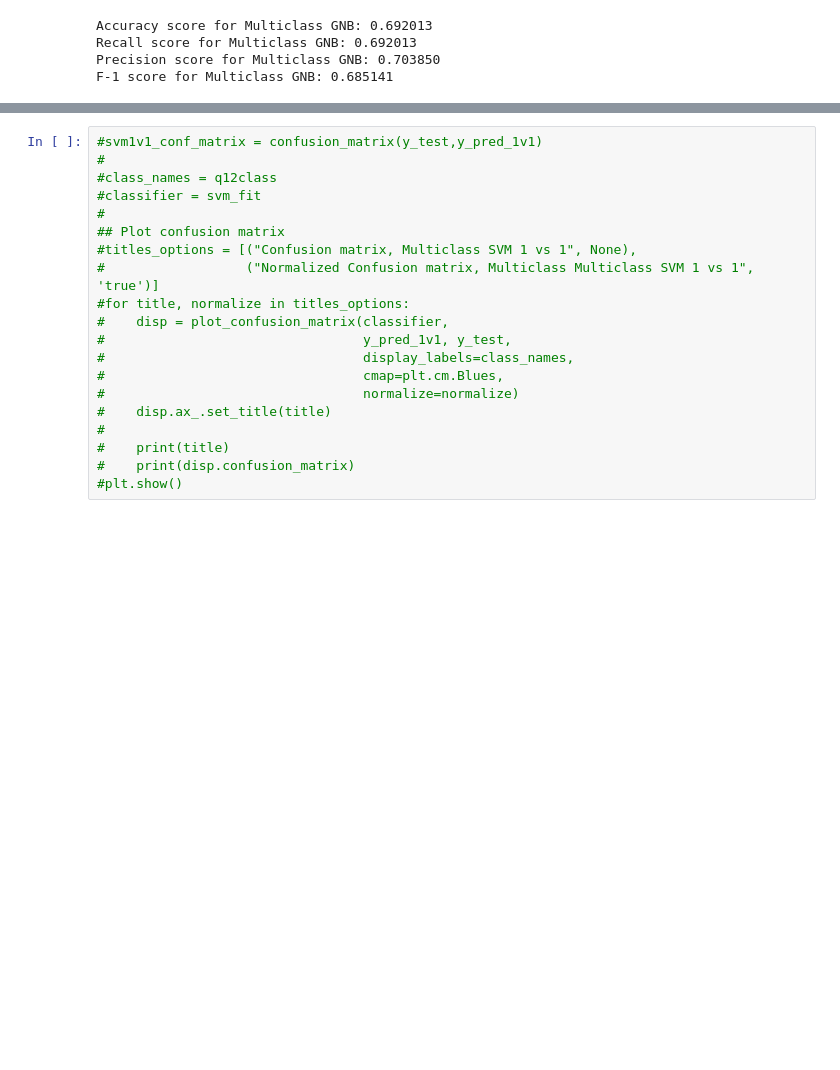
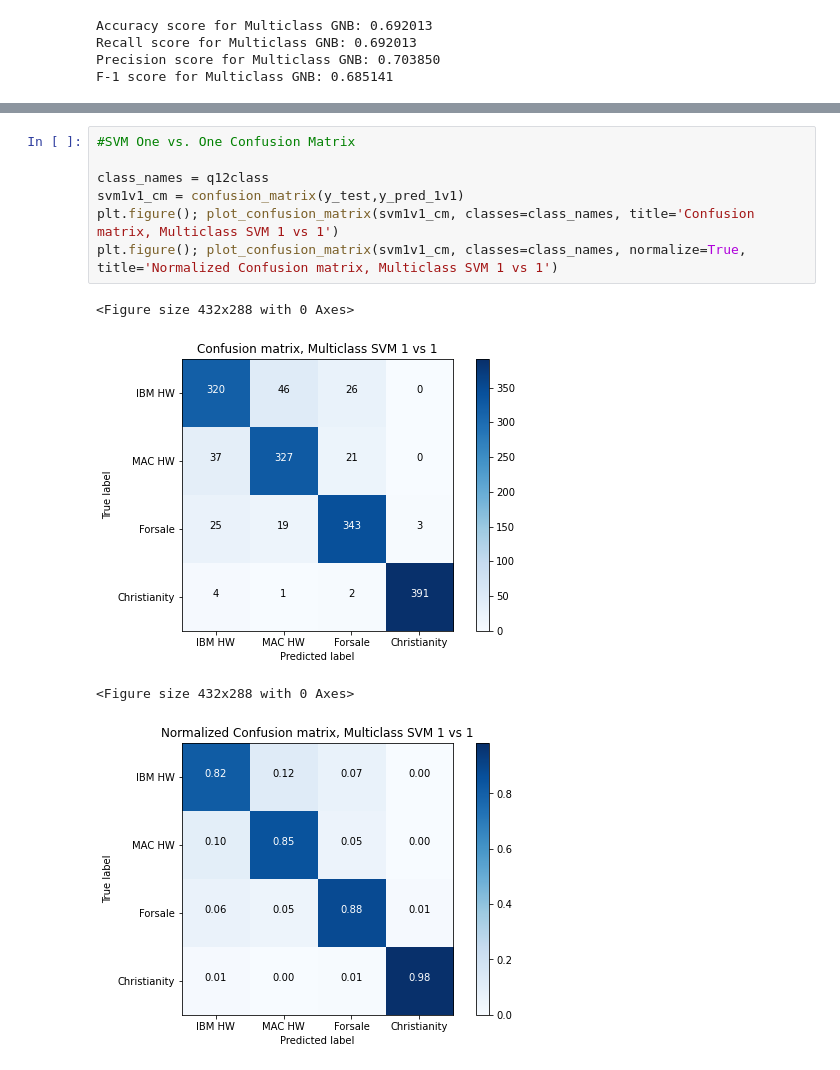
Before and after one commit to ryanli633/ECE_219, a Jupyter notebook: Project 1 Q1_2_3_12.ipynb, the cells around one changed output, grey strips where cells are left out. Drawn from its saved outputs; the diff is of its cells as text; blank space fills up the shorter version.

```diff
--- a/Project 1 Q1_2_3_12.ipynb
+++ b/Project 1 Q1_2_3_12.ipynb
@@ -631,23 +582,15 @@ print(type(svm_fit))
-# %%
-#svm1v1_conf_matrix = confusion_matrix(y_test,y_pred_1v1)
-#
-#class_names = q12class
-#classifier = svm_fit
-#
-## Plot confusion matrix
-#titles_options = [("Confusion matrix, Multiclass SVM 1 vs 1", None),
-#                  ("Normalized Confusion matrix, Multiclass Multiclass SVM 1 vs 1", 'true')]
-#for title, normalize in titles_options:
-#    disp = plot_confusion_matrix(classifier,
-#                                 y_pred_1v1, y_test,
-#                                 display_labels=class_names,
-#                                 cmap=plt.cm.Blues,
-#                                 normalize=normalize)
-#    disp.ax_.set_title(title)
-#
-#    print(title)
-#    print(disp.confusion_matrix)
-#plt.show()
+# %%
+#SVM One vs. One Confusion Matrix
+
+class_names = q12class
+svm1v1_cm = confusion_matrix(y_test,y_pred_1v1)
+plt.figure(); plot_confusion_matrix(svm1v1_cm, classes=class_names, title='Confusion matrix, Multiclass SVM 1 vs 1')
+plt.figure(); plot_confusion_matrix(svm1v1_cm, classes=class_names, normalize=True, title='Normalized Confusion matrix, Multiclass SVM 1 vs 1')
+# %% [output]
+<Figure size 432x288 with 0 Axes>
+[figure, added]
+<Figure size 432x288 with 0 Axes>
+[figure, added]
 # %%
 ##SVM One vs. Rest
 
```
Also changed, not shown: parts of 8 cells of this notebook.
